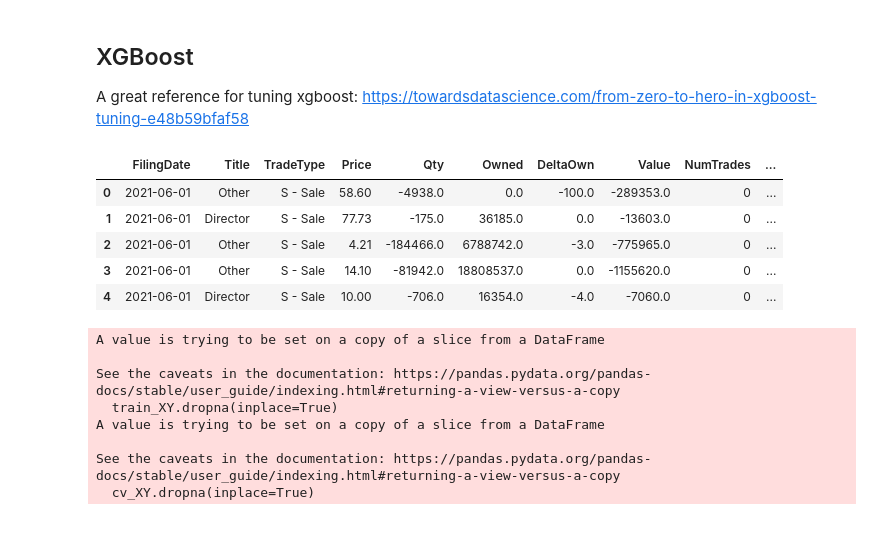
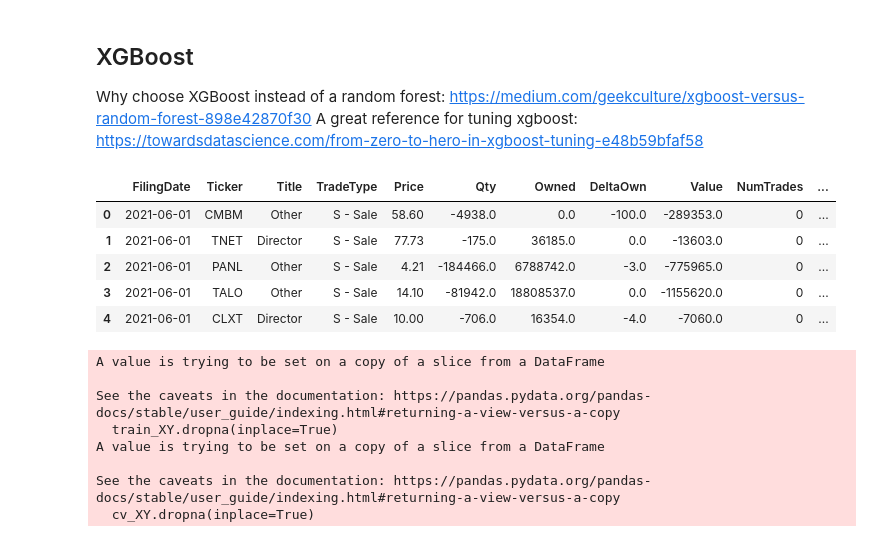
Before and after one commit to fitzgerald-kyle/insider-training, a Jupyter notebook: decision_tree.ipynb, the cells around one changed output. Drawn from its saved outputs; the diff is of its cells as text; code cells hidden in the pictures.

```diff
--- a/decision_tree.ipynb
+++ b/decision_tree.ipynb
@@ -60,22 +60,23 @@ trainUnfiltered = trainUnfiltered.astype({'Price': 'float', 'Qty': 'float', 'Own
                                                 '%FuturePriceChange': 'float'})
 # %% [markdown]
 ## XGBoost
+Why choose XGBoost instead of a random forest: https://medium.com/geekculture/xgboost-versus-random-forest-898e42870f30
 A great reference for tuning xgboost:
 https://towardsdatascience.com/from-zero-to-hero-in-xgboost-tuning-e48b59bfaf58
 # %%
 trainDays = pd.date_range(start='2021-06-02', end='2021-06-26').date
 cvDays = pd.date_range(start='2021-06-27', end='2021-06-30').date
 
-trainUnfiltered.drop(columns=['Unnamed: 0', 'CompanyName', 'TradeDate', 'Ticker', 'InsiderName'],
+trainUnfiltered.drop(columns=['Unnamed: 0', 'CompanyName', 'TradeDate', 'InsiderName'],
                           inplace=True)
 trainUnfiltered.head()
 # %% [output]
-|  | FilingDate | Title | TradeType | Price | Qty | Owned | DeltaOwn | Value | NumTrades | ... |
-| 0 | 2021-06-01 | Other | S - Sale | 58.60 | -4938.0 | 0.0 | -100.0 | -289353.0 | 0 | ... |
-| 1 | 2021-06-01 | Director | S - Sale | 77.73 | -175.0 | 36185.0 | 0.0 | -13603.0 | 0 | ... |
-| 2 | 2021-06-01 | Other | S - Sale | 4.21 | -184466.0 | 6788742.0 | -3.0 | -775965.0 | 0 | ... |
-| 3 | 2021-06-01 | Other | S - Sale | 14.10 | -81942.0 | 18808537.0 | 0.0 | -1155620.0 | 0 | ... |
-| 4 | 2021-06-01 | Director | S - Sale | 10.00 | -706.0 | 16354.0 | -4.0 | -7060.0 | 0 | ... |
+|  | FilingDate | Ticker | Title | TradeType | Price | Qty | Owned | DeltaOwn | Value | NumTrades | ... |
+| 0 | 2021-06-01 | CMBM | Other | S - Sale | 58.60 | -4938.0 | 0.0 | -100.0 | -289353.0 | 0 | ... |
+| 1 | 2021-06-01 | TNET | Director | S - Sale | 77.73 | -175.0 | 36185.0 | 0.0 | -13603.0 | 0 | ... |
+| 2 | 2021-06-01 | PANL | Other | S - Sale | 4.21 | -184466.0 | 6788742.0 | -3.0 | -775965.0 | 0 | ... |
+| 3 | 2021-06-01 | TALO | Other | S - Sale | 14.10 | -81942.0 | 18808537.0 | 0.0 | -1155620.0 | 0 | ... |
+| 4 | 2021-06-01 | CLXT | Director | S - Sale | 10.00 | -706.0 | 16354.0 | -4.0 | -7060.0 | 0 | ... |
 # %%
 # Making train and cv sets
 dummies_data = pd.get_dummies(trainUnfiltered, columns=['Title', 'TradeType'], prefix=['Title', None])
```
Also changed, not shown: parts of 22 cells of this notebook, 1 other file.
